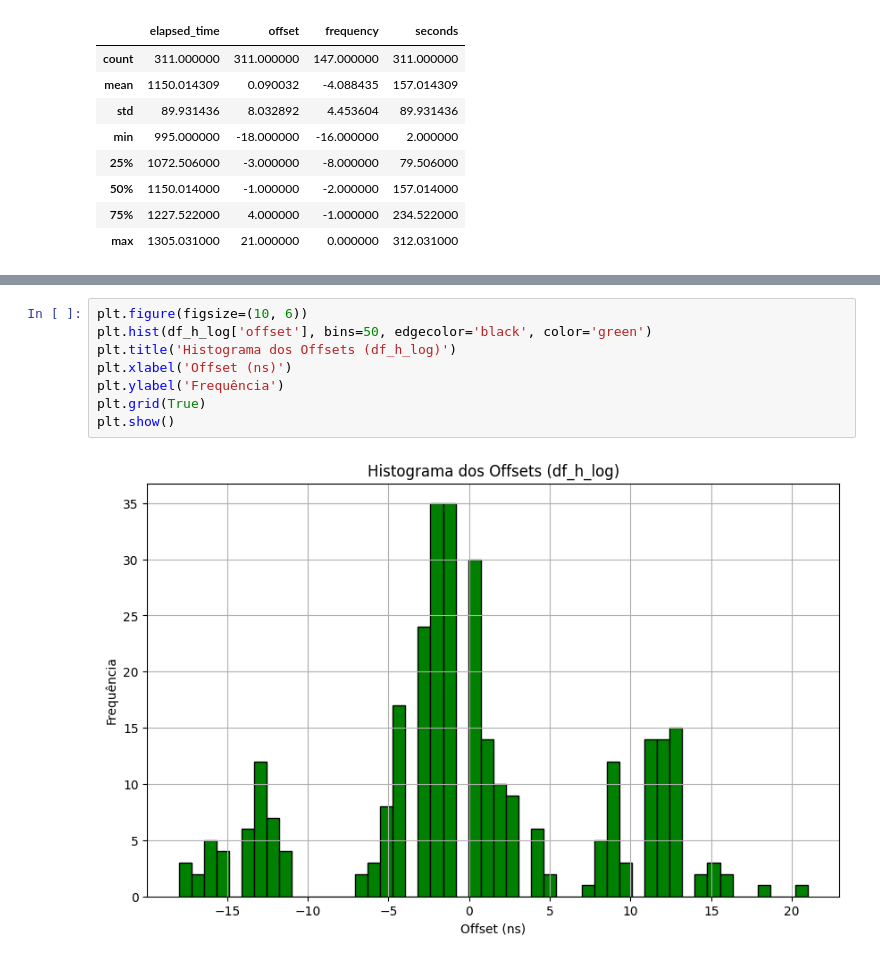
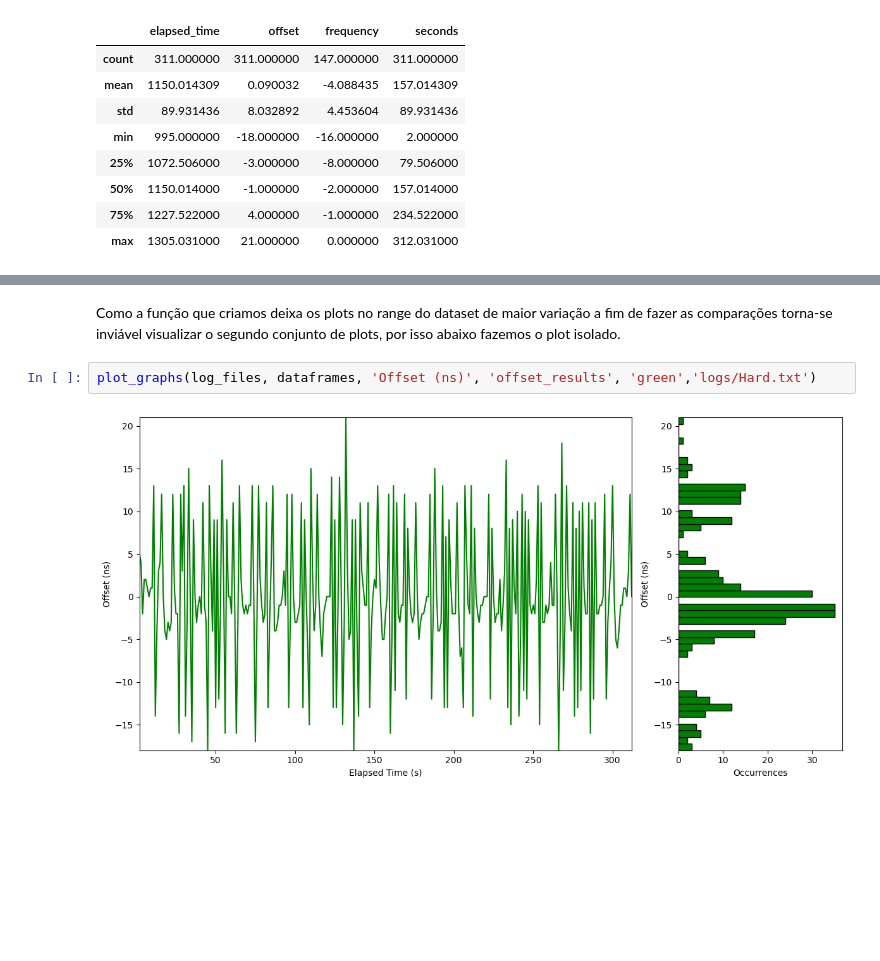
Before and after one commit to jvictorferreira3301/LPTP_Analyzer, a Jupyter notebook: LPTP_Analyzer.ipynb, the cells around one changed output, grey strips where cells are left out. Saved outputs shown, nothing was run; the diff lists cells and outputs as text; blank space fills up the shorter version.

```diff
--- a/LPTP_Analyzer.ipynb
+++ b/LPTP_Analyzer.ipynb
@@ -160,10 +176,6 @@ plot_graphs(log_files, dataframes, 'Offset (ns)', 'offset_results', 'green')
-# %%
-plt.figure(figsize=(10, 6))
-plt.hist(df_h_log['offset'], bins=50, edgecolor='black', color='green')
-plt.title('Histograma dos Offsets (df_h_log)')
-plt.xlabel('Offset (ns)')
-plt.ylabel('Frequência')
-plt.grid(True)
-plt.show()
-# %% [output]
-[figure, removed]
+# %% [markdown]
+Como a função que criamos deixa os plots no range do dataset de maior variação a fim de fazer as comparações torna-se inviável visualizar o segundo conjunto de plots, por isso abaixo fazemos o plot isolado.
+# %%
+plot_graphs(log_files, dataframes, 'Offset (ns)', 'offset_results', 'green','logs/Hard.txt')
+# %% [output]
+[figure, added]
```
Also changed, not shown: parts of 20 cells of this notebook.
